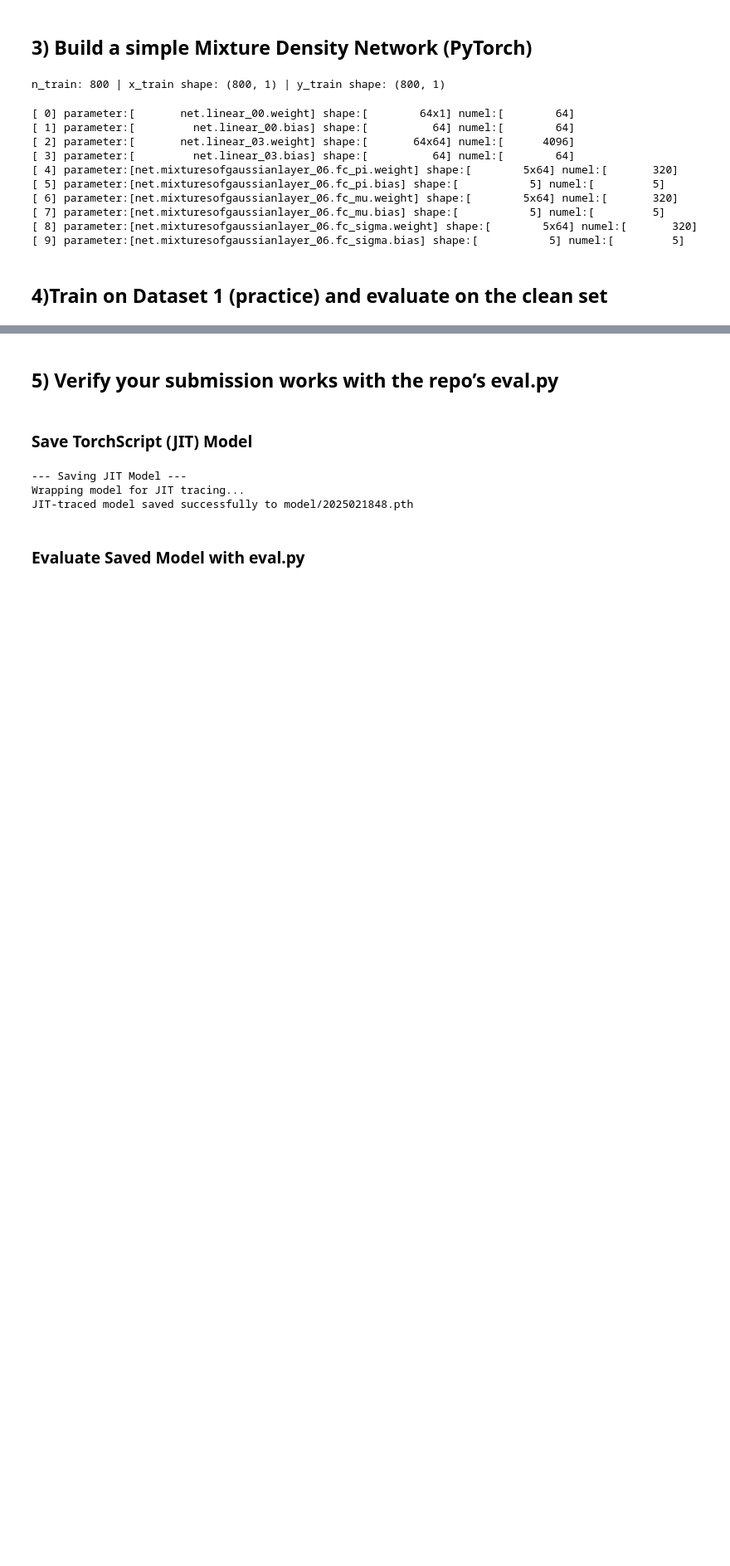
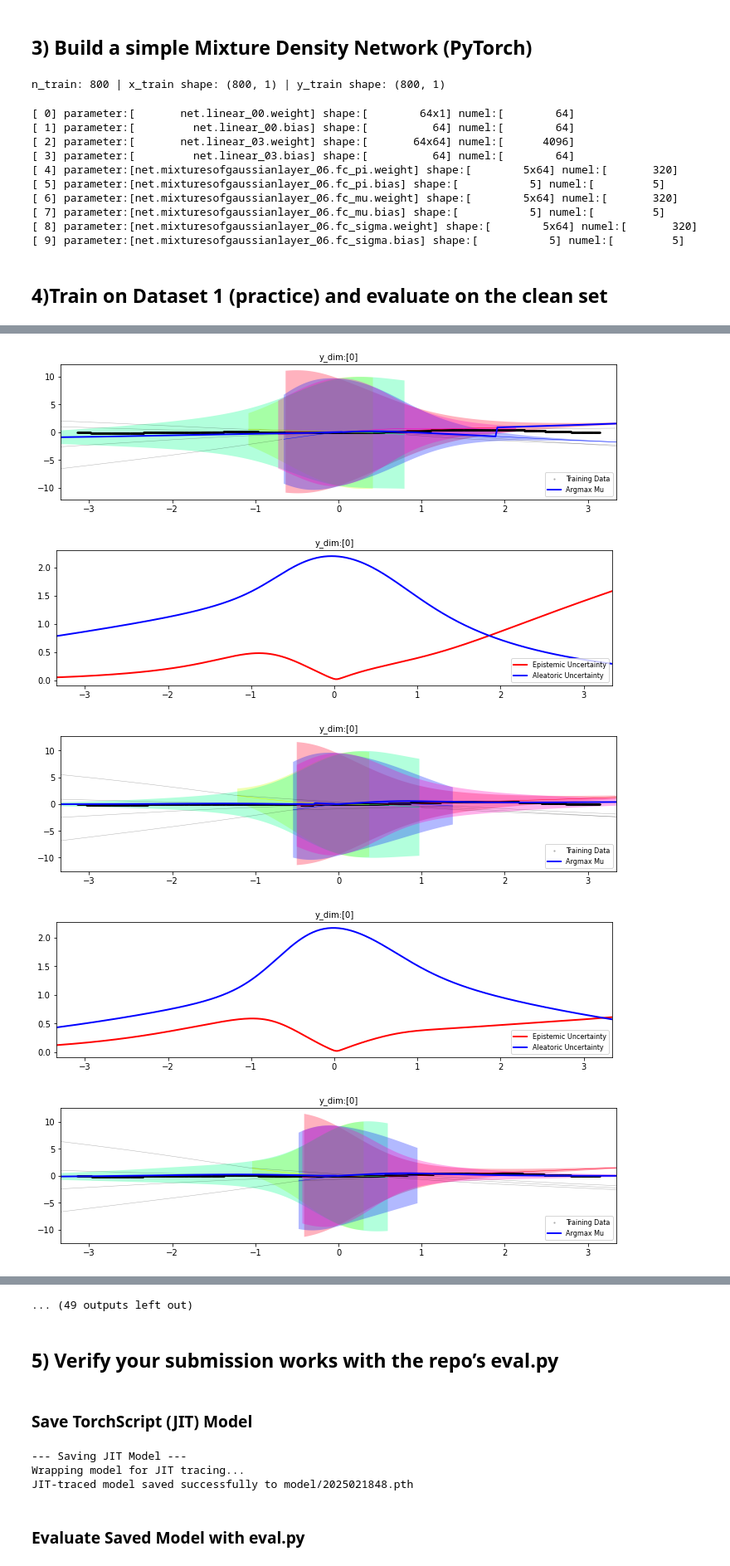
Before and after one commit to baokhanhle123/DL-mid-exam-eval, a Jupyter notebook: Solution.ipynb, the cells around one changed output, grey strips where cells are left out. Shown at 83% size. Cells and saved outputs as stored; diff of their text form; code cells hidden in the pictures; blank space fills up the shorter version.

```diff
--- a/Solution.ipynb
+++ b/Solution.ipynb
@@ -238,0 +167,74 @@ Done.
+# %%
+# ---------- 3. Training Hyperparameters ----------
+
+max_epochs = 30
+batch_size = 64
+print_every = 200
+iters_per_ep = (n_train + batch_size - 1) // batch_size
+# Plot once per epoch:
+plot_every = iters_per_ep
+
+# ---------- 4. Training Loop with Visualization ----------
+
+torch.manual_seed(0)
+np.random.seed(0)
+
+global_iter = 0
+mdn.train()
+
+for epoch in range(1, max_epochs + 1):
+    # Shuffle indices on-device
+    perm = torch.randperm(n_train, device=device)
+    for i in range(iters_per_ep):
+        idx = perm[i * batch_size : (i + 1) * batch_size]
+        x_batch = x_train.index_select(0, idx)
+        y_batch = y_train.index_select(0, idx)
+
+        # Forward pass
+        pi, mu, sigma = mdn(x_batch)
+        out = gmm_forward(pi, mu, sigma, y_batch)
+
+        # Extract predictions and reshape if needed
+        y_pred = out["argmax_mu"]
+        if y_pred.dim() == 1:
+            y_pred = y_pred.unsqueeze(1)
+
+        # Loss: negative log-likelihood + small L2 on dominant mean
+        loss = out["nlls"].mean() + 0.1 * F.mse_loss(y_pred, y_batch)
+
+        # Backpropagation
+        optm.zero_grad(set_to_none=True)
+        loss.backward()
+        optm.step()
+
+        # Print progress
+        if (global_iter % print_every) == 0:
+            if HAS_CLEAN:
+                mdn.eval()
+                with torch.no_grad():
+                    pi_t, mu_t, sg_t = mdn(x_test)
+                    out_t = gmm_forward(pi_t, mu_t, sg_t, y_test)
+                    yhat_t = out_t["argmax_mu"]
+                    if yhat_t.dim() == 1:z
+                        yhat_t = yhat_t.unsqueeze(1)
+                    mse_clean = F.mse_loss(yhat_t, y_test).item()
+                mdn.train()
+                print(f"[ep {epoch:02d} | it {global_iter:05d}] loss={loss.item():.4f} | MSE(clean)={mse_clean:.4f}")
+            else:
+                print(f"[ep {epoch:02d} | it {global_iter:05d}] loss={loss.item():.4f}")
+
+        # Plot progress once per epoch
+        if HAS_CLEAN and (global_iter % plot_every) == 0 and (global_iter > 0):
+            mdn.eval()
+            with torch.no_grad():
+                eval_mdn_1d(mdn, x_test, y_test, figsize=(12, 3), device=device)
+                plt.show()  # force display when running as a script
+            mdn.train()
+
+        global_iter += 1
+
+    # Decay learning rate at the end of each epoch
+    schd.step()
+
+print("Training complete.")
+# %% [output]
@@ -238,0 +242,5 @@ Done.
+[figure, added]
+[figure, added]
+[figure, added]
+[figure, added]
+[figure, added]
@@ -239,3 +253,4 @@ Done.
+... (49 outputs left out)
 # %% [markdown]
 ## 5) Verify your submission works with the repo’s eval.py
 # %% [markdown]
```
Also changed, not shown: parts of 13 cells of this notebook, 2 other files.
